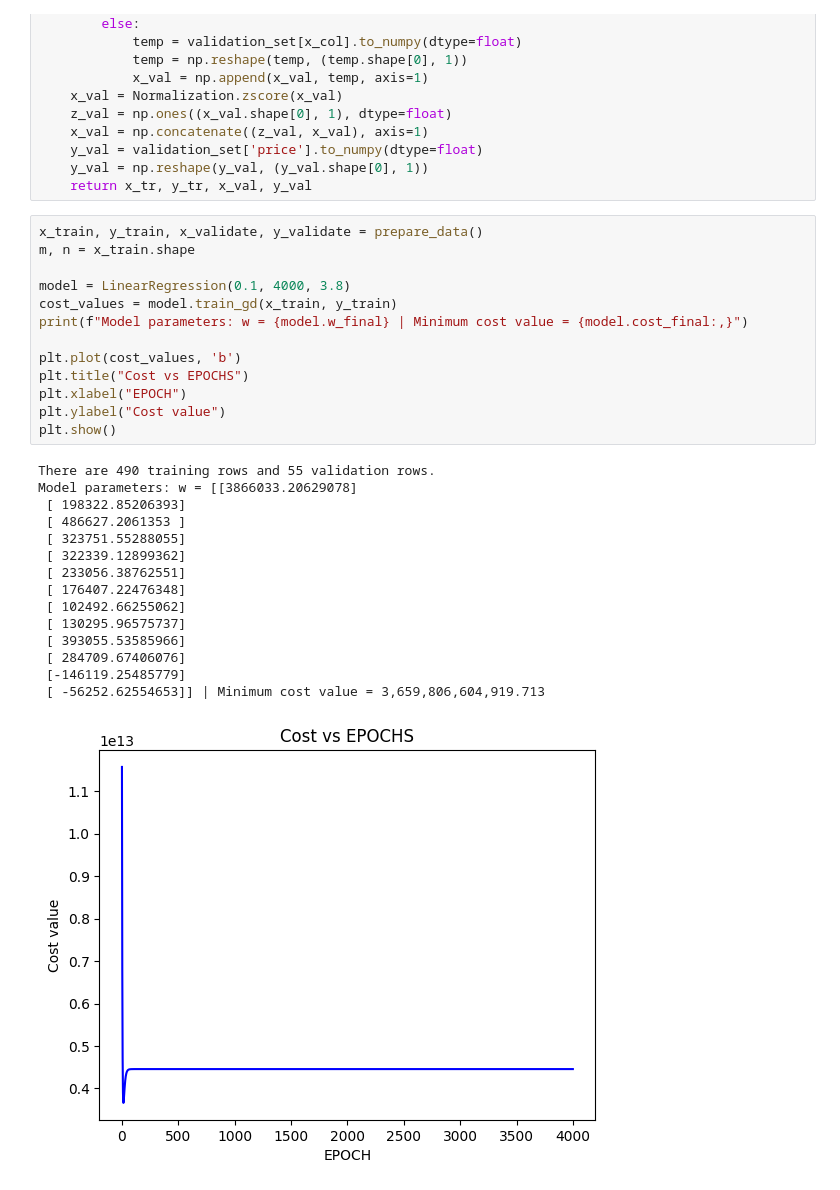
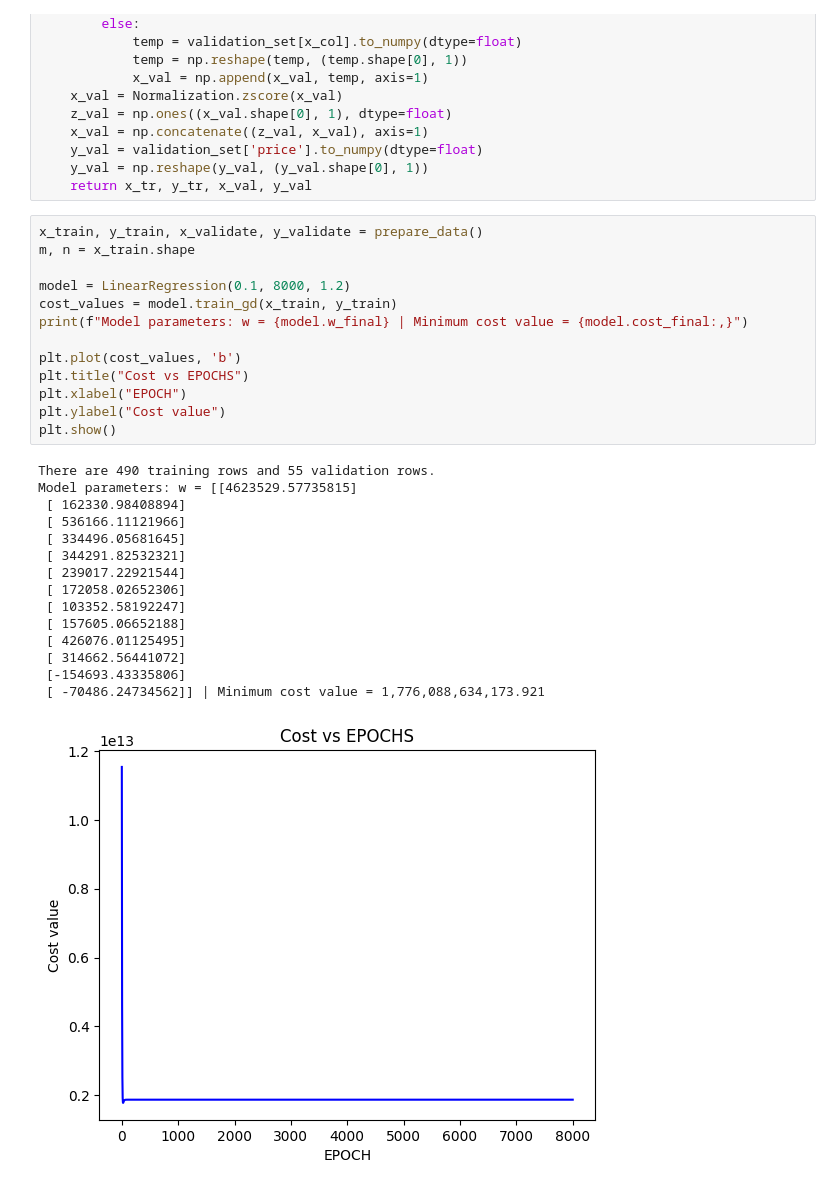
Before and after one commit to mkbworks/csen240, a Jupyter notebook: housing_price_multivariate.ipynb, the cells around one changed output. Saved outputs shown, nothing was run; the diff lists cells and outputs as text.

```diff
--- a/housing_price_multivariate.ipynb
+++ b/housing_price_multivariate.ipynb
@@ -60,29 +60,29 @@ def prepare_data():
 # %%
 x_train, y_train, x_validate, y_validate = prepare_data()
 m, n = x_train.shape
 
-model = LinearRegression(0.1, 4000, 3.8)
+model = LinearRegression(0.1, 8000, 1.2)
 cost_values = model.train_gd(x_train, y_train)
 print(f"Model parameters: w = {model.w_final} | Minimum cost value = {model.cost_final:,}")
 
 plt.plot(cost_values, 'b')
 plt.title("Cost vs EPOCHS")
 plt.xlabel("EPOCH")
 plt.ylabel("Cost value")
 plt.show()
 # %% [output]
 There are 490 training rows and 55 validation rows.
-Model parameters: w = [[3866033.20629078]
- [ 198322.85206393]
- [ 486627.2061353 ]
- [ 323751.55288055]
- [ 322339.12899362]
- [ 233056.38762551]
- [ 176407.22476348]
- [ 102492.66255062]
- [ 130295.96575737]
- [ 393055.53585966]
- [ 284709.67406076]
- [-146119.25485779]
- [ -56252.62554653]] | Minimum cost value = 3,659,806,604,919.713
+Model parameters: w = [[4623529.57735815]
+ [ 162330.98408894]
+ [ 536166.11121966]
+ [ 334496.05681645]
+ [ 344291.82532321]
+ [ 239017.22921544]
+ [ 172058.02652306]
+ [ 103352.58192247]
+ [ 157605.06652188]
+ [ 426076.01125495]
+ [ 314662.56441072]
+ [-154693.43335806]
+ [ -70486.24734562]] | Minimum cost value = 1,776,088,634,173.921
-[figure, old version]
+[figure, new version]
```
Also changed, not shown: parts of 2 cells of this notebook, 3 other files.
